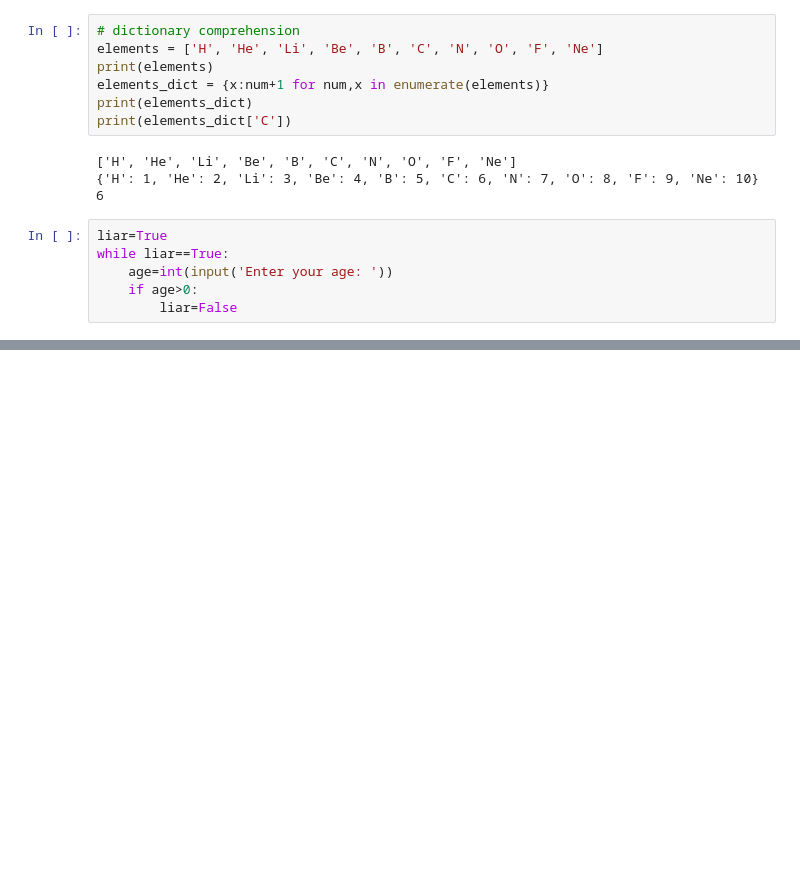
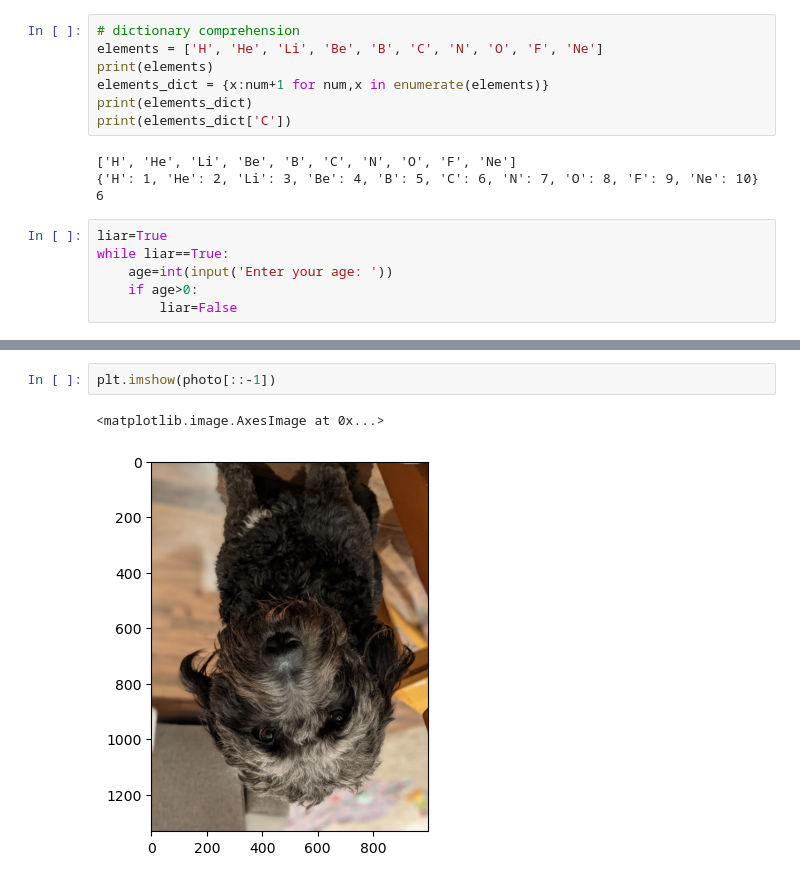
Before and after one commit to mana121/DrSpark_MSE2001python, a Jupyter notebook: mana_practice/prac_1.ipynb, the cells around one changed output, grey strips where cells are left out. Drawn from its saved outputs; the diff is of its cells as text; blank space fills up the shorter version.

```diff
--- a/mana_practice/prac_1.ipynb
+++ b/mana_practice/prac_1.ipynb
@@ -1369,0 +1716,5 @@ while liar==True:
+# %%
+plt.imshow(photo[::-1])
+# %% [output]
+<matplotlib.image.AxesImage at 0x...>
+[figure, added]
```
Also changed, not shown: parts of 50 cells of this notebook.
